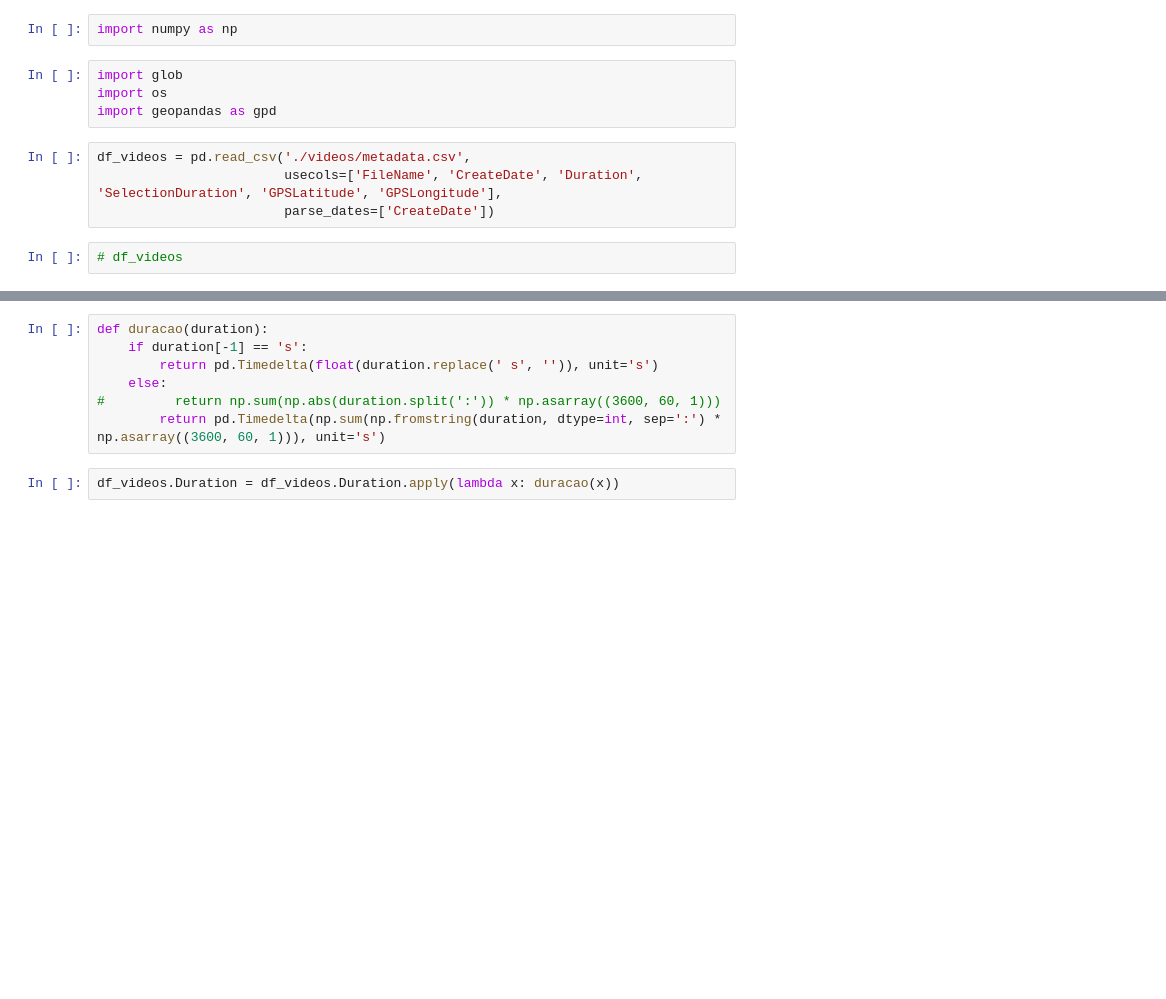
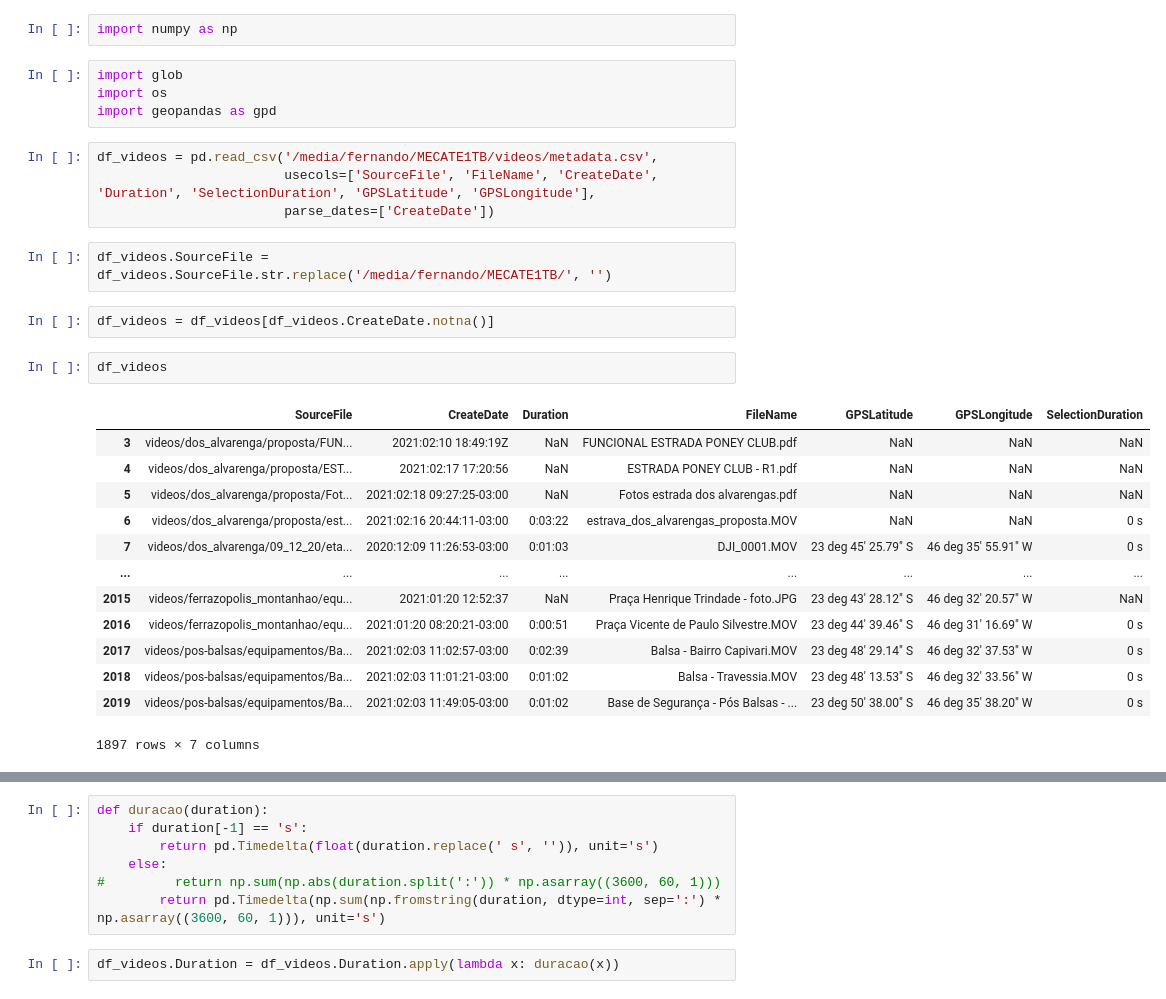
Before and after one commit to feromes/voos-drone-SBC, a Jupyter notebook: Obtendo Coordenada GPS das imagens.ipynb, the cells around one changed output, grey strips where cells are left out. Drawn from its saved outputs; the diff is of its cells as text; blank space fills up the shorter version.

```diff
--- a/Obtendo Coordenada GPS das imagens.ipynb
+++ b/Obtendo Coordenada GPS das imagens.ipynb
@@ -7,8 +7,26 @@ import glob
 import os
 import geopandas as gpd
 # %%
-df_videos = pd.read_csv('./videos/metadata.csv',
-                        usecols=['FileName', 'CreateDate', 'Duration', 'SelectionDuration', 'GPSLatitude', 'GPSLongitude'],
+df_videos = pd.read_csv('/media/fernando/MECATE1TB/videos/metadata.csv',
+                        usecols=['SourceFile', 'FileName', 'CreateDate', 'Duration', 'SelectionDuration', 'GPSLatitude', 'GPSLongitude'],
                         parse_dates=['CreateDate'])
-# %%
-# df_videos
+# %%
+df_videos.SourceFile = df_videos.SourceFile.str.replace('/media/fernando/MECATE1TB/', '')
+# %%
+df_videos = df_videos[df_videos.CreateDate.notna()]
+# %%
+df_videos
+# %% [output]
+|  | SourceFile | CreateDate | Duration | FileName | GPSLatitude | GPSLongitude | SelectionDuration |
+| 3 | videos/dos_alvarenga/proposta/FUN... | 2021:02:10 18:49:19Z | NaN | FUNCIONAL ESTRADA PONEY CLUB.pdf | NaN | NaN | NaN |
+| 4 | videos/dos_alvarenga/proposta/EST... | 2021:02:17 17:20:56 | NaN | ESTRADA PONEY CLUB - R1.pdf | NaN | NaN | NaN |
+| 5 | videos/dos_alvarenga/proposta/Fot... | 2021:02:18 09:27:25-03:00 | NaN | Fotos estrada dos alvarengas.pdf | NaN | NaN | NaN |
+| 6 | videos/dos_alvarenga/proposta/est... | 2021:02:16 20:44:11-03:00 | 0:03:22 | estrava_dos_alvarengas_proposta.MOV | NaN | NaN | 0 s |
+| 7 | videos/dos_alvarenga/09_12_20/eta... | 2020:12:09 11:26:53-03:00 | 0:01:03 | DJI_0001.MOV | 23 deg 45' 25.79" S | 46 deg 35' 55.91" W | 0 s |
+| ... | ... | ... | ... | ... | ... | ... | ... |
+| 2015 | videos/ferrazopolis_montanhao/equ... | 2021:01:20 12:52:37 | NaN | Praça Henrique Trindade - foto.JPG | 23 deg 43' 28.12" S | 46 deg 32' 20.57" W | NaN |
+| 2016 | videos/ferrazopolis_montanhao/equ... | 2021:01:20 08:20:21-03:00 | 0:00:51 | Praça Vicente de Paulo Silvestre.MOV | 23 deg 44' 39.46" S | 46 deg 31' 16.69" W | 0 s |
+| 2017 | videos/pos-balsas/equipamentos/Ba... | 2021:02:03 11:02:57-03:00 | 0:02:39 | Balsa - Bairro Capivari.MOV | 23 deg 48' 29.14" S | 46 deg 32' 37.53" W | 0 s |
+| 2018 | videos/pos-balsas/equipamentos/Ba... | 2021:02:03 11:01:21-03:00 | 0:01:02 | Balsa - Travessia.MOV | 23 deg 48' 13.53" S | 46 deg 32' 33.56" W | 0 s |
+| 2019 | videos/pos-balsas/equipamentos/Ba... | 2021:02:03 11:49:05-03:00 | 0:01:02 | Base de Segurança - Pós Balsas - ... | 23 deg 50' 38.00" S | 46 deg 35' 38.20" W | 0 s |
+1897 rows × 7 columns
```
Also changed, not shown: parts of 8 cells of this notebook, 10 other files.
